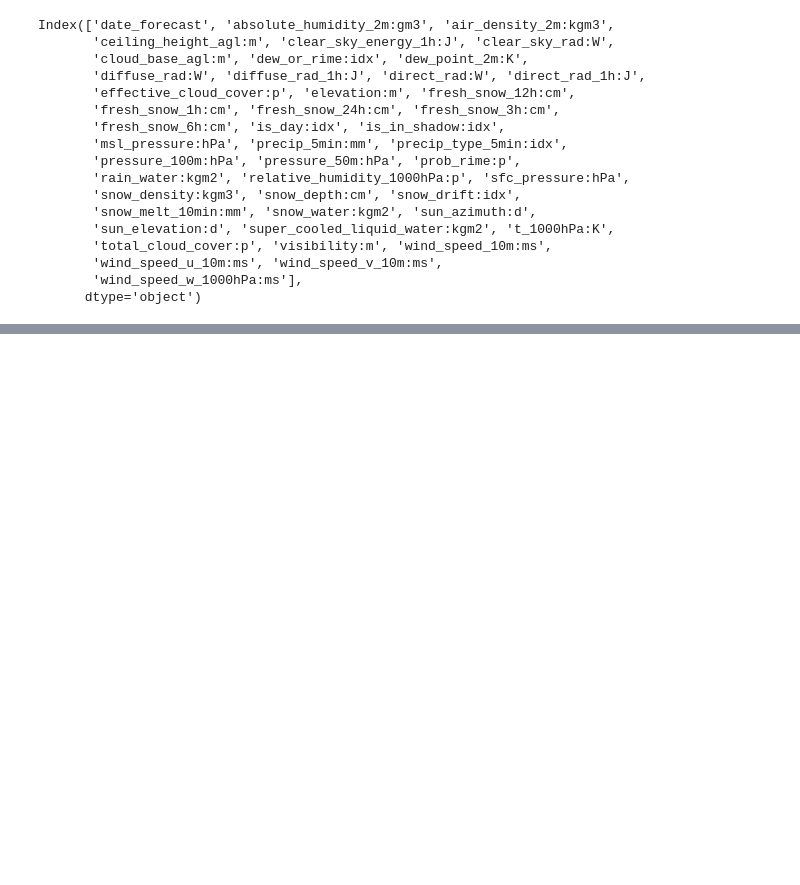
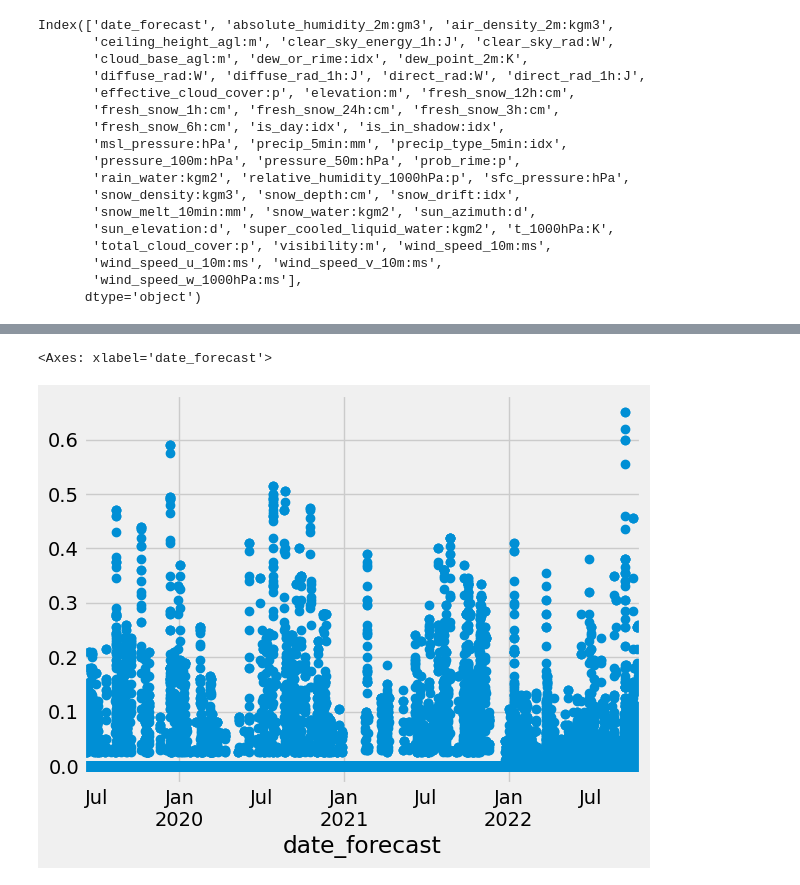
Before and after one commit to simenstang/TDT4173, a Jupyter notebook: data/notebooks_trials/eda/eda_2.ipynb, the cells around one changed output, grey strips where cells are left out. Cells and saved outputs as stored; diff of their text form; code cells hidden in the pictures; blank space fills up the shorter version.

```diff
--- a/data/notebooks_trials/eda/eda_2.ipynb
+++ b/data/notebooks_trials/eda/eda_2.ipynb
@@ -47,0 +85,4 @@ Index(['date_forecast', 'absolute_humidity_2m:gm3', 'air_density_2m:kgm3',
+# %%
+X_train_observed_a.set_index('date_forecast', inplace=True)
+X_train_observed_b.set_index('date_forecast', inplace=True)
+X_train_observed_c.set_index('date_forecast', inplace=True)
@@ -47,0 +110,6 @@ Index(['date_forecast', 'absolute_humidity_2m:gm3', 'air_density_2m:kgm3',
+# %%
+X_train_observed_a['precip_5min:mm'] = X_train_observed_a['precip_5min:mm'] .rolling(window=6).median()
+X_train_observed_a['precip_5min:mm'].plot(style='o')
+# %% [output]
+<Axes: xlabel='date_forecast'>
+[figure, added]
```
Also changed, not shown: parts of 9 cells of this notebook, 21 other files.
